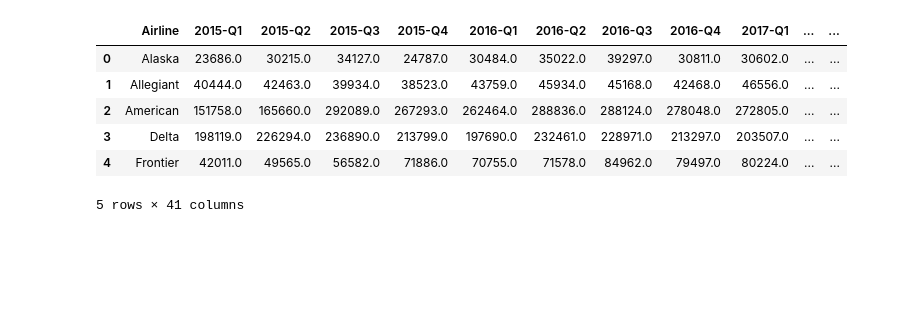
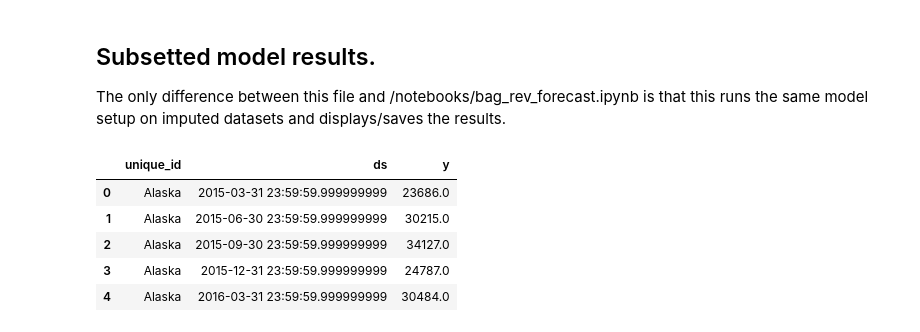
Before and after one commit to PranavShidlaghatta/BaggageRevenueModel, a Jupyter notebook: notebooks/imputation_files/bag_rev_forecast_on_imputed.ipynb, the cells around one changed output. Saved outputs shown, nothing was run; the diff lists cells and outputs as text; code cells hidden in the pictures; blank space fills up the shorter version.

Commit message:
Simple test on subsetted portion'

```diff
--- a/notebooks/imputation_files/bag_rev_forecast_on_imputed.ipynb
+++ b/notebooks/imputation_files/bag_rev_forecast_on_imputed.ipynb
@@ -1,3 +1,7 @@
+# %% [markdown]
+## Subsetted model results.
+
+The only difference between this file and /notebooks/bag_rev_forecast.ipynb is that this runs the same model setup on imputed datasets and displays/saves the results.
 # %%
 import numpy as np
 import pandas as pd
@@ -10,13 +14,16 @@ from statsforecast.models import Naive, HistoricAverage, WindowAverage, Seasonal
 from statsforecast.models import AutoARIMA, AutoETS, AutoTheta
 from utilsforecast.losses import mae, mape, rmse
 # %%
-df = pd.read_csv(r"C:\Users\Nav\Documents\BaggageRevenueModel\BaggageRevenueModel\data\combined_bag_revenue.csv")
-df.head()
+df_long = pd.read_csv(r"/home/rayan/Southwest_stuff/BaggageRevenueModel/data/reindexed.csv")
+df_long = df_long[['unique_id', 'ds', 'y']]
+df_long['ds'] = pd.to_datetime(df_long['ds'])
+
+
+df_long.head()
 # %% [output]
-|  | Airline | 2015-Q1 | 2015-Q2 | 2015-Q3 | 2015-Q4 | 2016-Q1 | 2016-Q2 | 2016-Q3 | 2016-Q4 | 2017-Q1 | ... | ... |
-| 0 | Alaska | 23686.0 | 30215.0 | 34127.0 | 24787.0 | 30484.0 | 35022.0 | 39297.0 | 30811.0 | 30602.0 | ... | ... |
-| 1 | Allegiant | 40444.0 | 42463.0 | 39934.0 | 38523.0 | 43759.0 | 45934.0 | 45168.0 | 42468.0 | 46556.0 | ... | ... |
-| 2 | American | 151758.0 | 165660.0 | 292089.0 | 267293.0 | 262464.0 | 288836.0 | 288124.0 | 278048.0 | 272805.0 | ... | ... |
-| 3 | Delta | 198119.0 | 226294.0 | 236890.0 | 213799.0 | 197690.0 | 232461.0 | 228971.0 | 213297.0 | 203507.0 | ... | ... |
-| 4 | Frontier | 42011.0 | 49565.0 | 56582.0 | 71886.0 | 70755.0 | 71578.0 | 84962.0 | 79497.0 | 80224.0 | ... | ... |
+|  | unique_id | ds | y |
+| 0 | Alaska | 2015-03-31 23:59:59.999999999 | 23686.0 |
+| 1 | Alaska | 2015-06-30 23:59:59.999999999 | 30215.0 |
+| 2 | Alaska | 2015-09-30 23:59:59.999999999 | 34127.0 |
+| 3 | Alaska | 2015-12-31 23:59:59.999999999 | 24787.0 |
+| 4 | Alaska | 2016-03-31 23:59:59.999999999 | 30484.0 |
-5 rows × 41 columns
```
Also changed, not shown: parts of 7 cells of this notebook, 1 other file.
